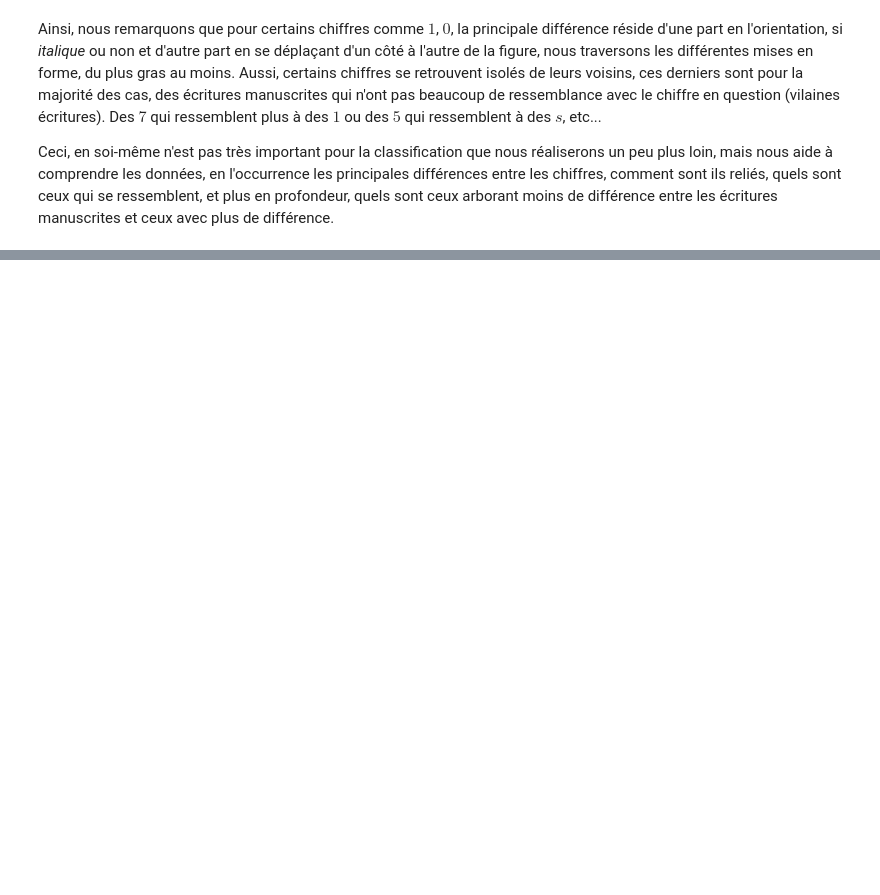
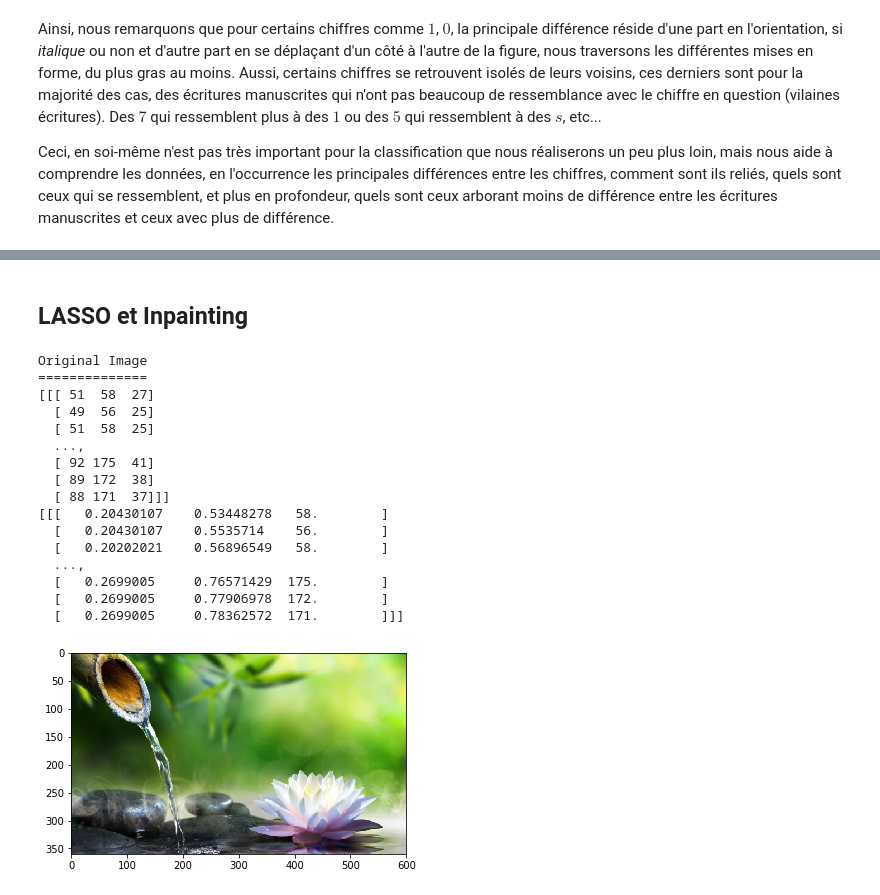
Before and after one commit to ATidiane/ARF, a Jupyter notebook: InpaintingProject/inpainting.ipynb, the cells around one changed output, grey strips where cells are left out. Drawn from its saved outputs; the diff is of its cells as text; code cells hidden in the pictures; blank space fills up the shorter version.

```diff
--- a/InpaintingProject/inpainting.ipynb
+++ b/InpaintingProject/inpainting.ipynb
@@ -248,0 +250,37 @@ Score de bonne classification :
+# %% [markdown]
+## LASSO et Inpainting
+# %%
+def read_im(fn):
+    """ Lire une image et la renvoyer sous forme de numpy array """
+
+    im = plt.imread(fn)
+    print("Original Image\n==============")
+    plt.imshow(im)
+    print(im[:1])
+    return rgb_to_hsv(im)
+
+def show_im(matrix):
+    plt.figure()
+    print("Transformed to HSV\n===================")
+    plt.imshow(matrix)
+# %%
+im = read_im("Images/water_flower.jpg")
+print(im[:1])
+# %% [output]
+Original Image
+==============
+[[[ 51  58  27]
+  [ 49  56  25]
+  [ 51  58  25]
+  ...,
+  [ 92 175  41]
+  [ 89 172  38]
+  [ 88 171  37]]]
+[[[   0.20430107    0.53448278   58.        ]
+  [   0.20430107    0.5535714    56.        ]
+  [   0.20202021    0.56896549   58.        ]
+  ...,
+  [   0.2699005     0.76571429  175.        ]
+  [   0.2699005     0.77906978  172.        ]
+  [   0.2699005     0.78362572  171.        ]]]
+[figure, added]
```
Also changed, not shown: parts of 10 cells of this notebook, 3 other files.
